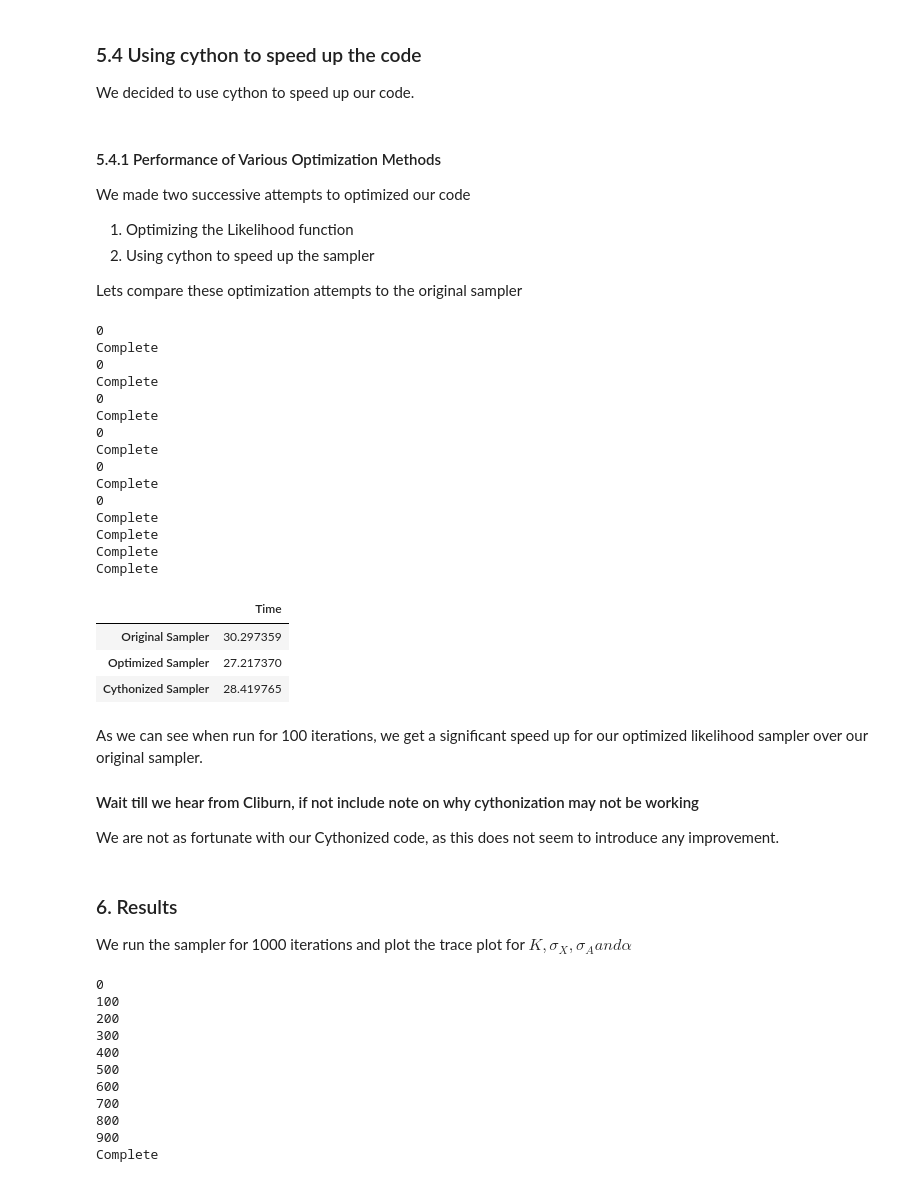
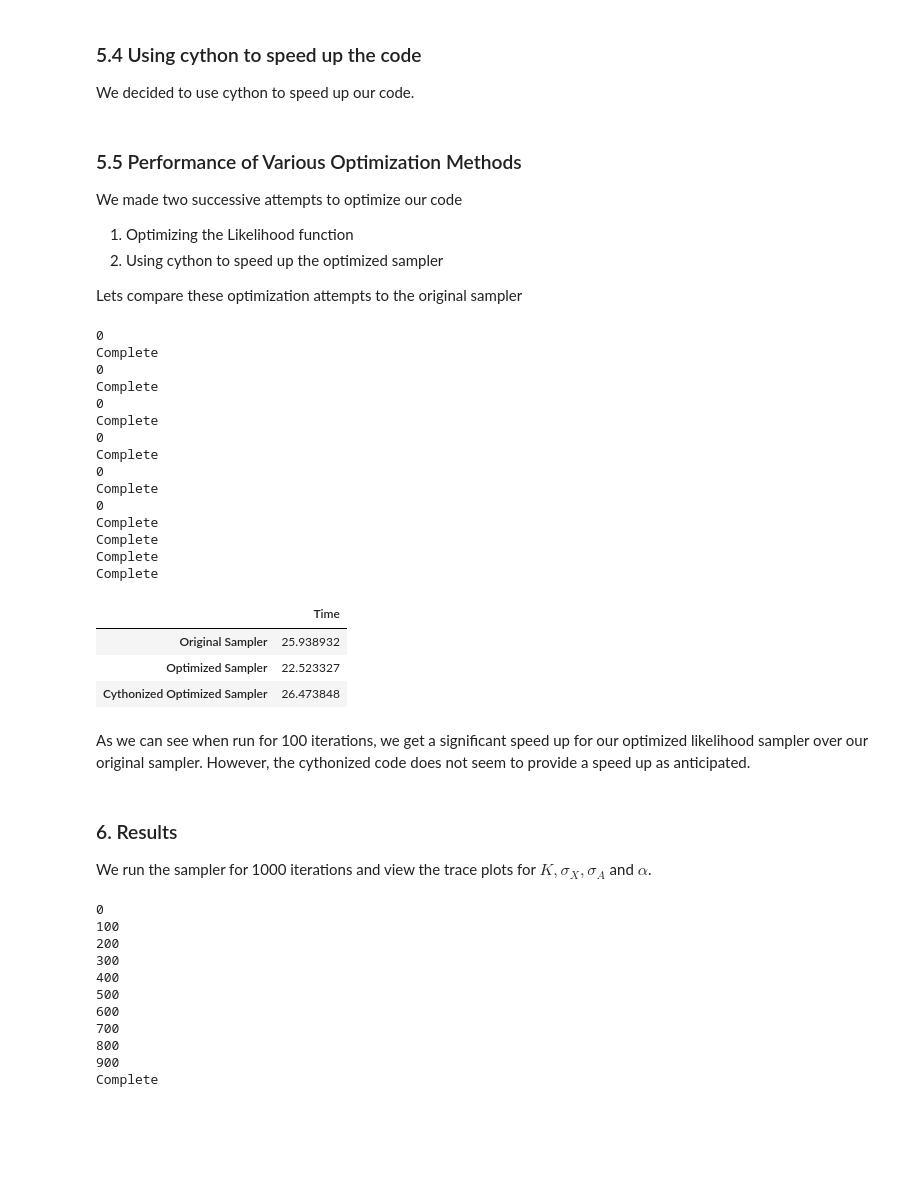
Before and after one commit to drjorda2/STA-663-IndianBuffet, a Jupyter notebook: IndianBuffetProcess_FinalDraft.ipynb, the cells around one changed output. Drawn from its saved outputs; the diff is of its cells as text; code cells hidden in the pictures; blank space fills up the shorter version.

```diff
--- a/IndianBuffetProcess_FinalDraft.ipynb
+++ b/IndianBuffetProcess_FinalDraft.ipynb
@@ -970,12 +971,12 @@ def sampler_opt_c(double[:,:] data, long E=1000, long K_inf = 20, double sigma_X
     print("Complete")
     return list([chain_Z, chain_K, chain_sigma_X, chain_sigma_A, chain_alpha])
 # %% [markdown]
-#### 5.4.1 Performance of Various Optimization Methods
+### 5.5 Performance of Various Optimization Methods
 
-We made two successive attempts to optimized our code
+We made two successive attempts to optimize our code
 
 1. Optimizing the Likelihood function
-2. Using cython to speed up the sampler
+2. Using cython to speed up the optimized sampler
 
 Lets compare these optimization attempts to the original sampler
 # %%
@@ -1016,46 +1017,43 @@ time_sampler_opt_c = np.zeros(loops)
 for l in range(loops):
     t0 = time.time()
     sampler_opt_c(image_data, E=100, K_inf = 20, sigma_X = 1, sigma_A = 1, alpha = 1, trunc_val=5)
     t1 = time.time()
     time_sampler_opt_c[l] = t1-t0
 mean_time_sampler_opt_c = round(np.mean(time_sampler_opt_c), 7)
 
 time_array = np.array([mean_time_sampler, mean_time_sampler_opt, mean_time_sampler_opt_c])
 
 cols = ["Time"]
-index = ["Original Sampler", "Optimized Sampler", "Cythonized Sampler"]
+index = ["Original Sampler", "Optimized Sampler", "Cythonized Optimized Sampler"]
 
 time_df = pd.DataFrame(time_array, columns = cols, index = index)
 time_df
 # %% [output]
 0
 Complete
 0
 Complete
 0
 Complete
 0
 Complete
 0
 Complete
 0
 Complete
 Complete
 Complete
 Complete
 |  | Time |
-| Original Sampler | 30.297359 |
-| Optimized Sampler | 27.217370 |
-| Cythonized Sampler | 28.419765 |
+| Original Sampler | 25.938932 |
+| Optimized Sampler | 22.523327 |
+| Cythonized Optimized Sampler | 26.473848 |
 # %% [markdown]
-As we can see when run for 100 iterations, we get a significant speed up for our optimized likelihood sampler over our original sampler.
-
-#### Wait till we hear from Cliburn, if not include note on why cythonization may not be working
-We are not as fortunate with our Cythonized code, as this does not seem to introduce any improvement.
+As we can see when run for 100 iterations, we get a significant speed up for our optimized likelihood sampler over our original sampler. However, the cythonized code does not seem to provide a speed up as anticipated.
 # %% [markdown]
 ### 6. Results
 
-We run the sampler for 1000 iterations and plot the trace plot for $K, \sigma_X, \sigma_A and \alpha$
+We run the sampler for 1000 iterations and view the trace plots for $K, \sigma_X, \sigma_A$ and $\alpha$.
 # %%
 np.random.seed(1234)
 [chain_Z, chain_K, chain_sigma_X, chain_sigma_A, chain_alpha] = sampler_opt(image_data, num_objects, object_dim, E=1000,  K_inf = 20, sigma_X = 1, sigma_A = 1, alpha = 1, trunc_val=5)
```
Also changed, not shown: parts of 25 cells of this notebook.
